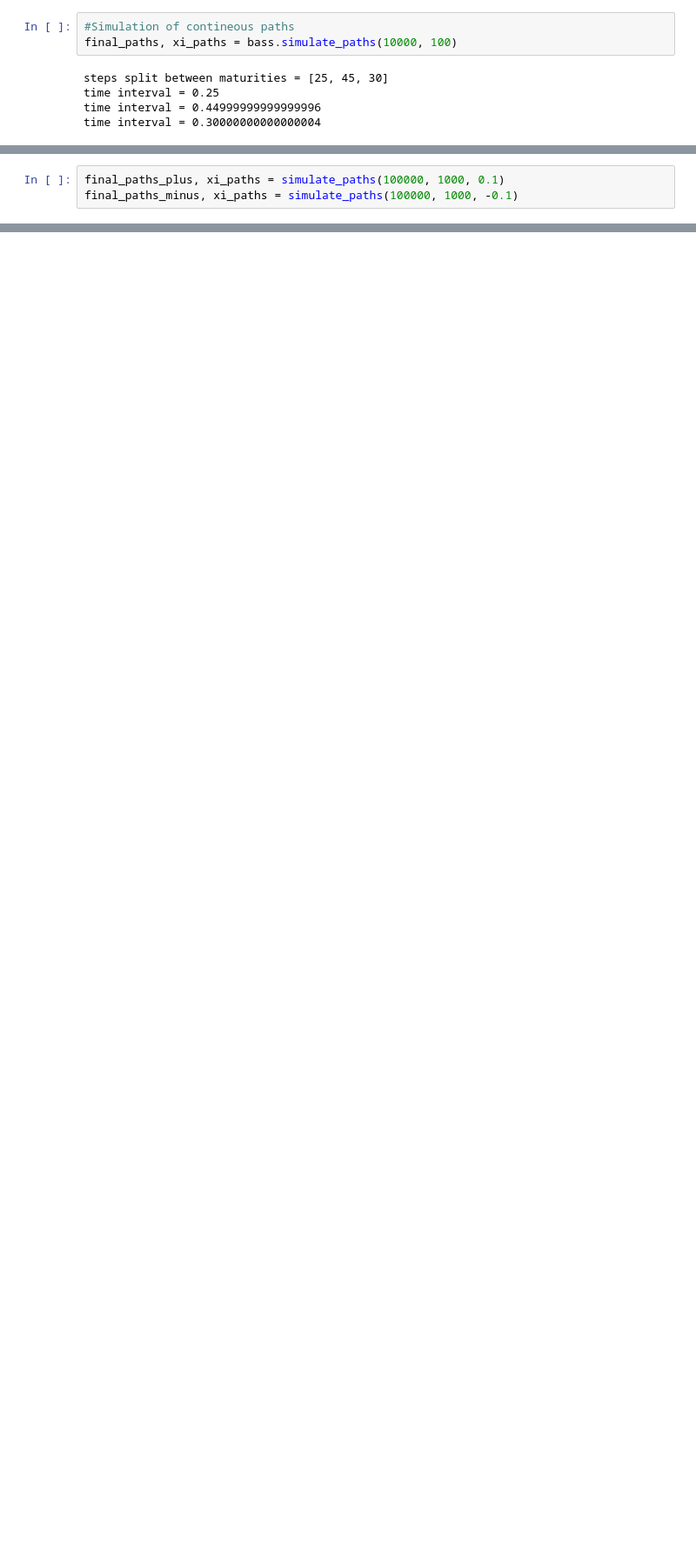
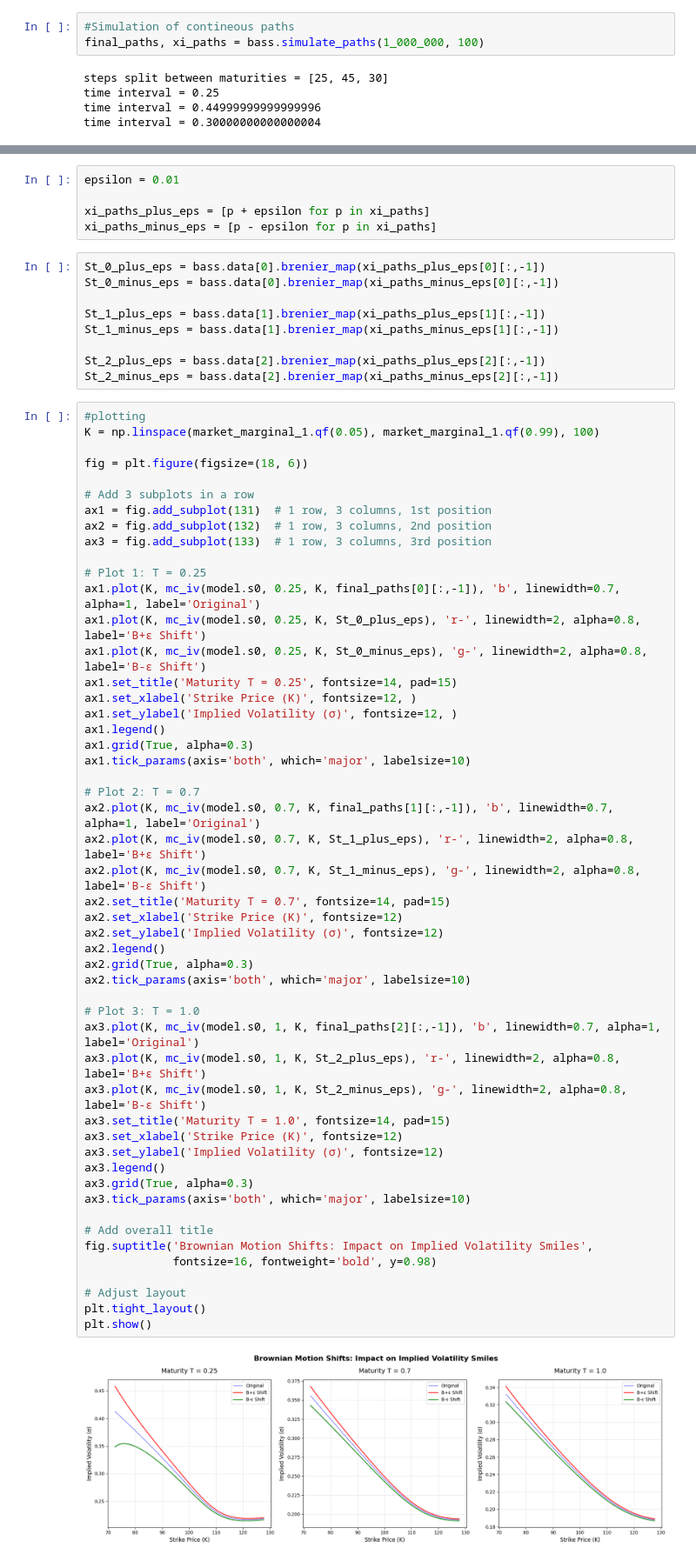
Before and after one commit to alexanderpolyakov-p/lv, a Jupyter notebook: bm_shifts.ipynb, the cells around one changed output, grey strips where cells are left out. Shown: that part at 87% size. Cells and saved outputs as stored; diff of their text form; blank space fills up the shorter version.

```diff
--- a/bm_shifts.ipynb
+++ b/bm_shifts.ipynb
@@ -91,6 +44,6 @@ plt.show()
 # %%
 #Simulation of contineous paths
-final_paths, xi_paths = bass.simulate_paths(10000, 100)
+final_paths, xi_paths = bass.simulate_paths(1_000_000, 100)
 # %% [output]
 steps split between maturities = [25, 45, 30]
 time interval = 0.25
@@ -194,3 +51,0 @@ def simulate_paths(n_paths, n_steps, espilon):
-# %%
-final_paths_plus, xi_paths = simulate_paths(100000, 1000, 0.1)
-final_paths_minus, xi_paths = simulate_paths(100000, 1000, -0.1)
@@ -217,0 +52,67 @@ plt.plot(K, mc_iv(model.s0, 0.7, K, St), 'b-', linewidth=2, alpha=0.8)
+# %%
+epsilon = 0.01
+
+xi_paths_plus_eps = [p + epsilon for p in xi_paths]
+xi_paths_minus_eps = [p - epsilon for p in xi_paths]
+# %%
+St_0_plus_eps = bass.data[0].brenier_map(xi_paths_plus_eps[0][:,-1])
+St_0_minus_eps = bass.data[0].brenier_map(xi_paths_minus_eps[0][:,-1])
+
+St_1_plus_eps = bass.data[1].brenier_map(xi_paths_plus_eps[1][:,-1])
+St_1_minus_eps = bass.data[1].brenier_map(xi_paths_minus_eps[1][:,-1])
+
+St_2_plus_eps = bass.data[2].brenier_map(xi_paths_plus_eps[2][:,-1])
+St_2_minus_eps = bass.data[2].brenier_map(xi_paths_minus_eps[2][:,-1])
+# %%
+#plotting
+K = np.linspace(market_marginal_1.qf(0.05), market_marginal_1.qf(0.99), 100)
+
+fig = plt.figure(figsize=(18, 6))
+
+# Add 3 subplots in a row
+ax1 = fig.add_subplot(131)  # 1 row, 3 columns, 1st position
+ax2 = fig.add_subplot(132)  # 1 row, 3 columns, 2nd position
+ax3 = fig.add_subplot(133)  # 1 row, 3 columns, 3rd position
+
+# Plot 1: T = 0.25
+ax1.plot(K, mc_iv(model.s0, 0.25, K, final_paths[0][:,-1]), 'b', linewidth=0.7, alpha=1, label='Original')
+ax1.plot(K, mc_iv(model.s0, 0.25, K, St_0_plus_eps), 'r-', linewidth=2, alpha=0.8, label='B+ε Shift')
+ax1.plot(K, mc_iv(model.s0, 0.25, K, St_0_minus_eps), 'g-', linewidth=2, alpha=0.8, label='B-ε Shift')
+ax1.set_title('Maturity T = 0.25', fontsize=14, pad=15)
+ax1.set_xlabel('Strike Price (K)', fontsize=12, )
+ax1.set_ylabel('Implied Volatility (σ)', fontsize=12, )
+ax1.legend()
+ax1.grid(True, alpha=0.3)
+ax1.tick_params(axis='both', which='major', labelsize=10)
+
+# Plot 2: T = 0.7
+ax2.plot(K, mc_iv(model.s0, 0.7, K, final_paths[1][:,-1]), 'b', linewidth=0.7, alpha=1, label='Original')
+ax2.plot(K, mc_iv(model.s0, 0.7, K, St_1_plus_eps), 'r-', linewidth=2, alpha=0.8, label='B+ε Shift')
+ax2.plot(K, mc_iv(model.s0, 0.7, K, St_1_minus_eps), 'g-', linewidth=2, alpha=0.8, label='B-ε Shift')
+ax2.set_title('Maturity T = 0.7', fontsize=14, pad=15)
+ax2.set_xlabel('Strike Price (K)', fontsize=12)
+ax2.set_ylabel('Implied Volatility (σ)', fontsize=12)
+ax2.legend()
+ax2.grid(True, alpha=0.3)
+ax2.tick_params(axis='both', which='major', labelsize=10)
+
+# Plot 3: T = 1.0
+ax3.plot(K, mc_iv(model.s0, 1, K, final_paths[2][:,-1]), 'b', linewidth=0.7, alpha=1, label='Original')
+ax3.plot(K, mc_iv(model.s0, 1, K, St_2_plus_eps), 'r-', linewidth=2, alpha=0.8, label='B+ε Shift')
+ax3.plot(K, mc_iv(model.s0, 1, K, St_2_minus_eps), 'g-', linewidth=2, alpha=0.8, label='B-ε Shift')
+ax3.set_title('Maturity T = 1.0', fontsize=14, pad=15)
+ax3.set_xlabel('Strike Price (K)', fontsize=12)
+ax3.set_ylabel('Implied Volatility (σ)', fontsize=12)
+ax3.legend()
+ax3.grid(True, alpha=0.3)
+ax3.tick_params(axis='both', which='major', labelsize=10)
+
+# Add overall title
+fig.suptitle('Brownian Motion Shifts: Impact on Implied Volatility Smiles',
+             fontsize=16, fontweight='bold', y=0.98)
+
+# Adjust layout
+plt.tight_layout()
+plt.show()
+# %% [output]
+[figure, added]
```
Also changed, not shown: parts of 10 cells of this notebook, 3 other files.
